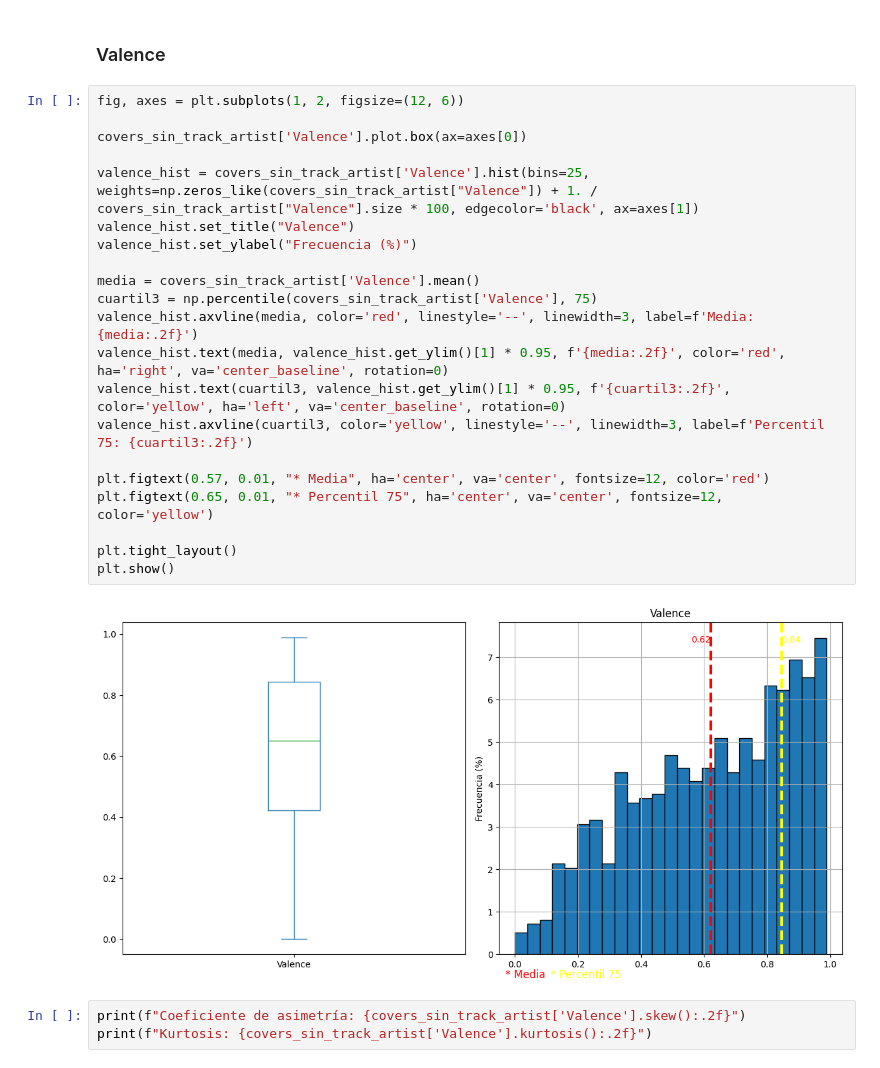
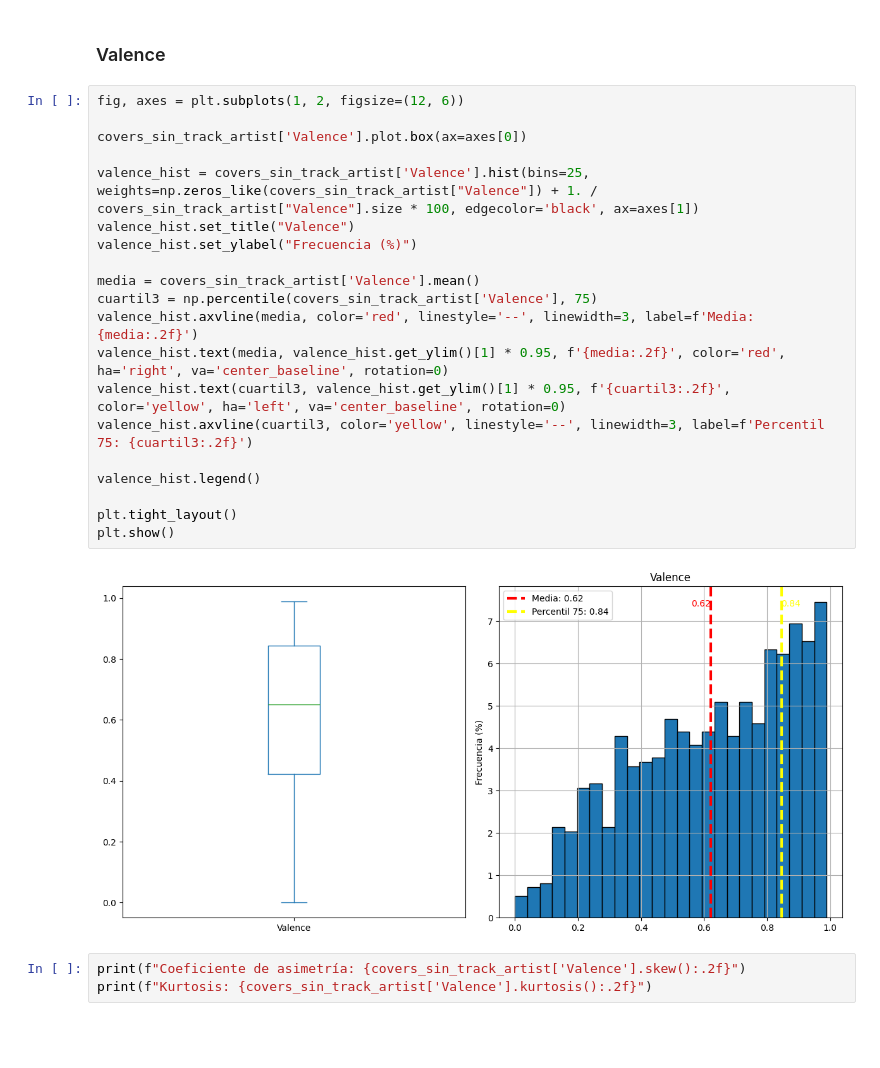
Before and after one commit to nachoperna/Fundamentos-de-la-Ciencia-de-Datos, a Jupyter notebook: TPE/tpe.ipynb, the cells around one changed output. Saved outputs shown, nothing was run; the diff lists cells and outputs as text; blank space fills up the shorter version.

```diff
--- a/TPE/tpe.ipynb
+++ b/TPE/tpe.ipynb
@@ -461,26 +458,25 @@ Lo que vemos tanto en el boxplot como en el histograma de la variable **Danceabi
 # %%
 fig, axes = plt.subplots(1, 2, figsize=(12, 6))
 
 covers_sin_track_artist['Valence'].plot.box(ax=axes[0])
 
 valence_hist = covers_sin_track_artist['Valence'].hist(bins=25, weights=np.zeros_like(covers_sin_track_artist["Valence"]) + 1. / covers_sin_track_artist["Valence"].size * 100, edgecolor='black', ax=axes[1])
 valence_hist.set_title("Valence")
 valence_hist.set_ylabel("Frecuencia (%)")
 
 media = covers_sin_track_artist['Valence'].mean()
 cuartil3 = np.percentile(covers_sin_track_artist['Valence'], 75)
 valence_hist.axvline(media, color='red', linestyle='--', linewidth=3, label=f'Media: {media:.2f}')
 valence_hist.text(media, valence_hist.get_ylim()[1] * 0.95, f'{media:.2f}', color='red', ha='right', va='center_baseline', rotation=0)
 valence_hist.text(cuartil3, valence_hist.get_ylim()[1] * 0.95, f'{cuartil3:.2f}', color='yellow', ha='left', va='center_baseline', rotation=0)
 valence_hist.axvline(cuartil3, color='yellow', linestyle='--', linewidth=3, label=f'Percentil 75: {cuartil3:.2f}')
 
-plt.figtext(0.57, 0.01, "* Media", ha='center', va='center', fontsize=12, color='red')
-plt.figtext(0.65, 0.01, "* Percentil 75", ha='center', va='center', fontsize=12, color='yellow')
+valence_hist.legend()
 
 plt.tight_layout()
 plt.show()
 # %% [output]
-[figure, old version]
+[figure, new version]
 # %%
 print(f"Coeficiente de asimetría: {covers_sin_track_artist['Valence'].skew():.2f}")
 print(f"Kurtosis: {covers_sin_track_artist['Valence'].kurtosis():.2f}")
```
Also changed, not shown: parts of 34 cells of this notebook.
